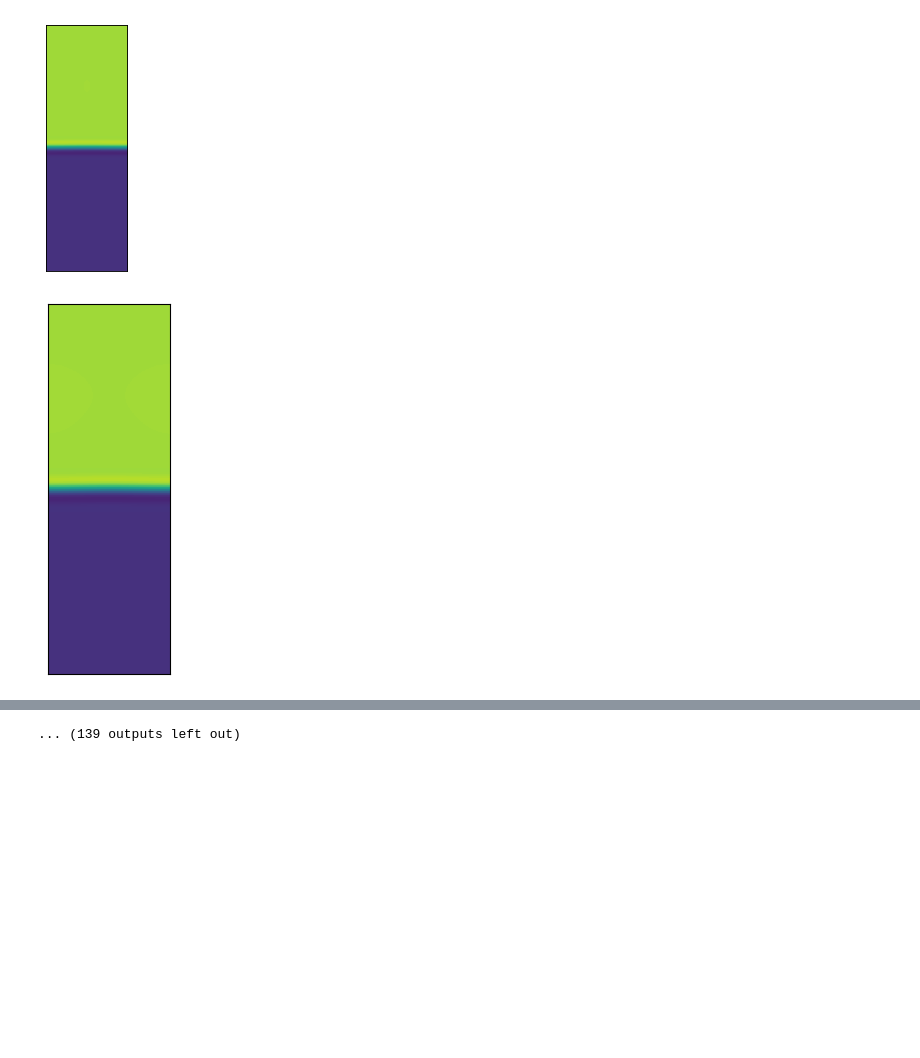
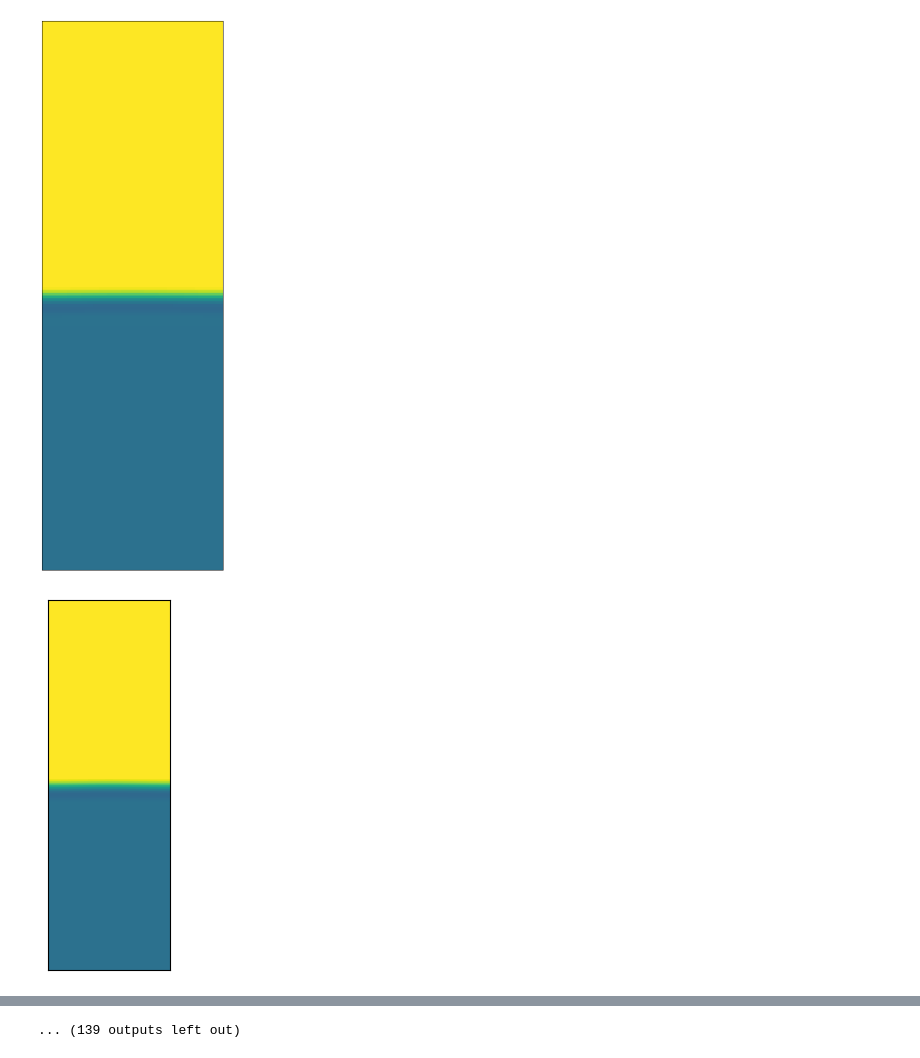
Before and after one commit to costpetrides/Fluid-Dynamics-Navier-Stokes, a Jupyter notebook: Raleigh-Taylor-Instability.ipynb, the cells around one changed output, grey strips where cells are left out. Cells and saved outputs as stored; diff of their text form; code cells hidden in the pictures; blank space fills up the shorter version.

```diff
--- a/Raleigh-Taylor-Instability.ipynb
+++ b/Raleigh-Taylor-Instability.ipynb
@@ -4,15 +4,6 @@
 import matplotlib.pyplot as plt
 import numpy as np
 
-"""
-Create Your Own Finite Volume Fluid Simulation (With Python) Part 2:
-Boundary Conditions and Source Terms
-Philip Mocz (2021), @PMocz
-
-Simulate the Raleigh-Taylor Instability with the Finite Volume Method.
-Demonstrates gravity source term and Reflecting boundary condition
-
-"""
 
 
 def getConserved( rho, vx, vy, P, gamma, vol ):
@@ -302,7 +293,7 @@ def main():
 	Mass, Momx, Momy, Energy = getConserved( rho, vx, vy, P, gamma, vol )
 
 	# prep figure
-	fig = plt.figure(figsize=(4,4), dpi=80)
+	fig = plt.figure(figsize=(6,18), dpi=100)
 	outputCount = 1
 
 	# Simulation Main Loop
@@ -362,33 +353,33 @@ def main():
 		# Add Source (half-step)
 		Mass, Momx, Momy, Energy = addSourceTerm( Mass, Momx, Momy, Energy, g, dt/2 )
 
 		# update time
 		t += dt
 
 		# plot in real time - color 1/2 particles blue, other half red
 		if (plotRealTime and plotThisTurn) or (t >= tEnd):
 			plt.cla()
 			plt.imshow(rho.T)
-			plt.clim(0.8, 2.2)
+			plt.clim(0.4, 2.0)
 			ax = plt.gca()
 			ax.invert_yaxis()
 			ax.get_xaxis().set_visible(False)
 			ax.get_yaxis().set_visible(False)
 			ax.set_aspect('equal')
 			plt.pause(0.001)
 			outputCount += 1
 
 
 	# Save figure
 	plt.savefig('finitevolume2.png',dpi=240)
 	plt.show()
 
 	return 0
 
 
 
 if __name__== "__main__":
   main()
 # %% [output]
-[figure, old version]
+[figure, new version]
-[figure, old version]
+[figure, new version]
```
Also changed, not shown: parts of 1 cell of this notebook.
